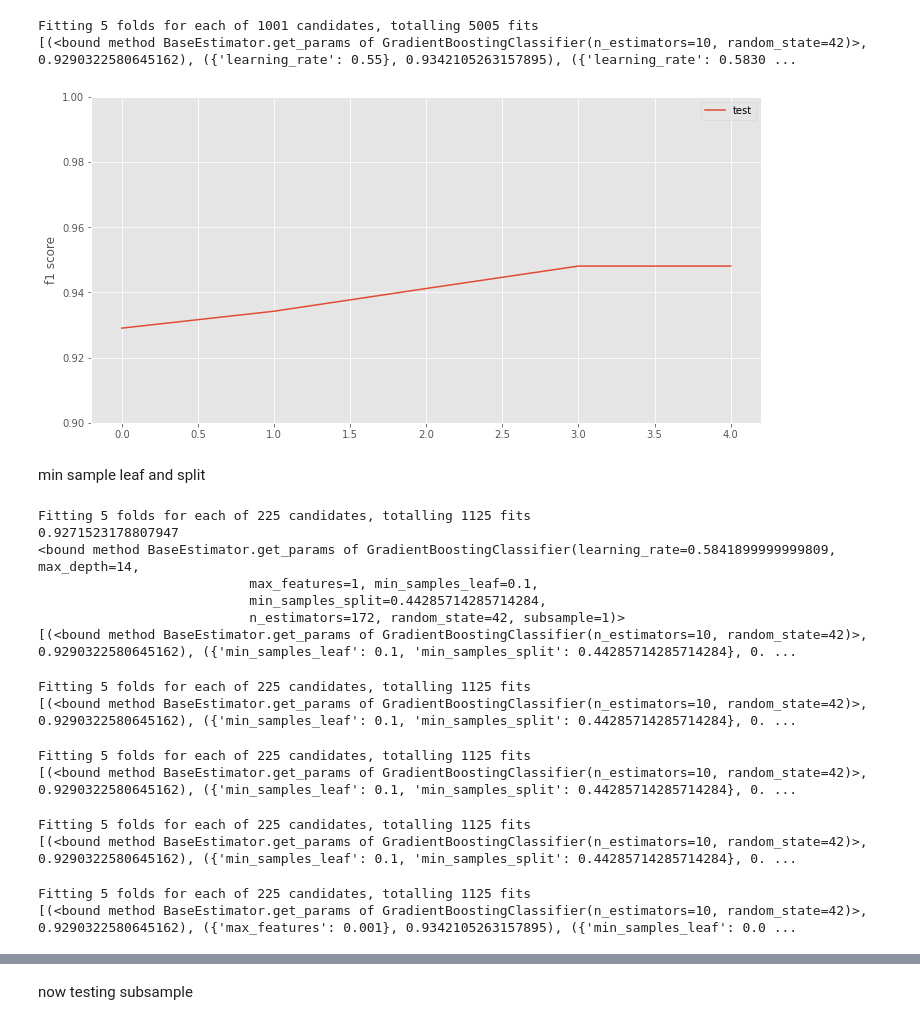
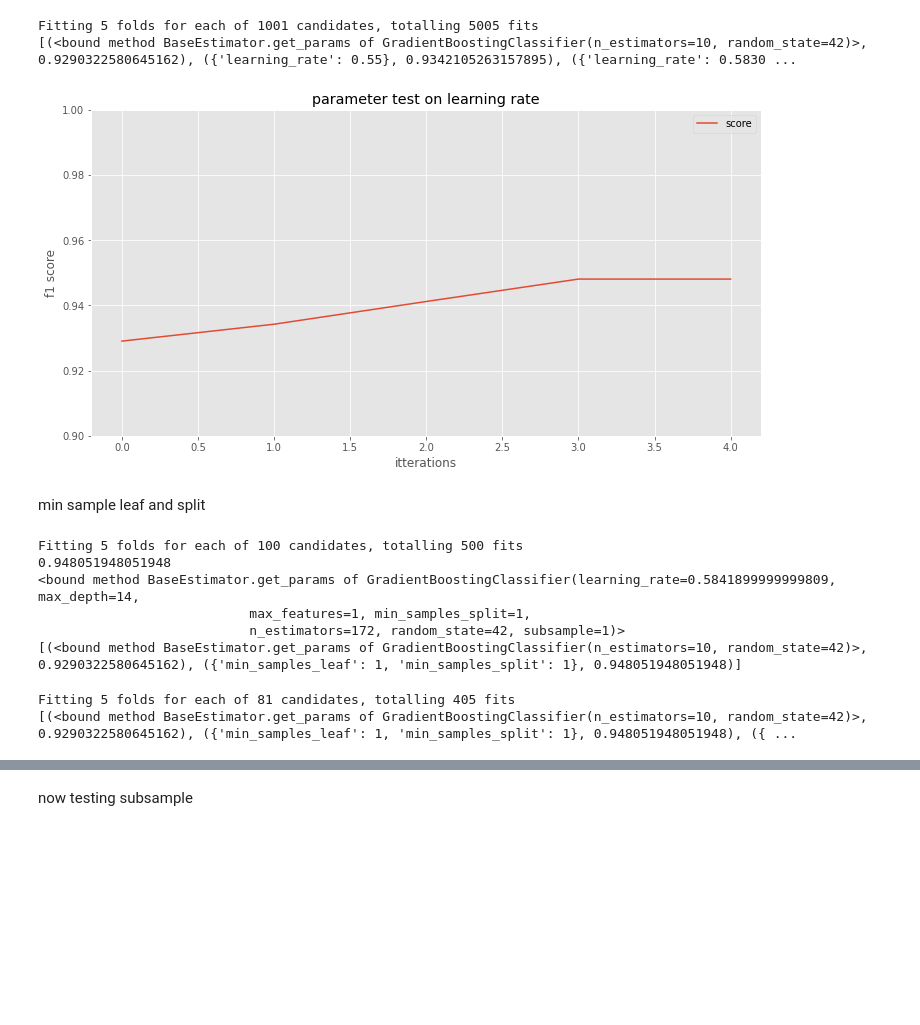
Before and after one commit to DJLeemstar/AICoursework, a Jupyter notebook: GBA.ipynb, the cells around one changed output, grey strips where cells are left out. Saved outputs shown, nothing was run; the diff lists cells and outputs as text; code cells hidden in the pictures; blank space fills up the shorter version.

```diff
--- a/GBA.ipynb
+++ b/GBA.ipynb
@@ -233,20 +234,22 @@ Fitting 5 folds for each of 1001 candidates, totalling 5005 fits
 # %%
 temp_scores = []
 for i in scores_of_models:
     temp_scores.append(i[1])
-plt.plot(np.arange(len(temp_scores)), temp_scores, '-', label = 'test')
+plt.plot(range(len(temp_scores)), temp_scores, '-', label = 'score')
 plt.legend()
+plt.title('parameter test on learning rate')
 plt.ylabel('f1 score')
+plt.xlabel('itterations')
 plt.ylim(ymin = 0.9, ymax = 1)
 plt.show()
 # %% [output]
-[figure, old version]
+[figure, new version]
 # %% [markdown]
 min sample leaf and split
 # %%
 param_grid = {
-    'min_samples_split': np.linspace(0.1,0.9,15),
-    'min_samples_leaf': np.linspace(0.1,0.9,15)
+    'min_samples_split': np.arange(1,100,10),
+    'min_samples_leaf': np.arange(1,100,10)
 
 }
 
@@ -266,17 +269,16 @@ scores_of_models.append((base_model.get_params, evaluate(base_model, x_test,y_te
 scores_of_models.append((GBAgrid_model.best_params_, evaluate(GBAgrid_model, x_test,y_test)))
 print(scores_of_models)
 # %% [output]
-Fitting 5 folds for each of 225 candidates, totalling 1125 fits
-0.9271523178807947
+Fitting 5 folds for each of 100 candidates, totalling 500 fits
+0.948051948051948
 <bound method BaseEstimator.get_params of GradientBoostingClassifier(learning_rate=0.5841899999999809, max_depth=14,
-                           max_features=1, min_samples_leaf=0.1,
-                           min_samples_split=0.44285714285714284,
+                           max_features=1, min_samples_split=1,
                            n_estimators=172, random_state=42, subsample=1)>
-[(<bound method BaseEstimator.get_params of GradientBoostingClassifier(n_estimators=10, random_state=42)>, 0.9290322580645162), ({'min_samples_leaf': 0.1, 'min_samples_split': 0.44285714285714284}, 0. ...
+[(<bound method BaseEstimator.get_params of GradientBoostingClassifier(n_estimators=10, random_state=42)>, 0.9290322580645162), ({'min_samples_leaf': 1, 'min_samples_split': 1}, 0.948051948051948)]
 # %%
 param_grid = {
-    'min_samples_leaf':np.linspace(0.001,0.2,15),
-    'min_samples_split': np.linspace(0.4,1,15)
+    'min_samples_leaf':np.arange(1,10,1),
+    'min_samples_split': np.arange(1,10,1)
 }
 
 GBAgrid_model = model_selection.GridSearchCV(estimator = GradientBoostingClassifier(max_depth= 14,n_estimators= 172,random_state=42, max_features=1, learning_rate=0.5841899999999809, subsample=1), param_grid = param_grid,
@@ -285,50 +287,8 @@ GBAgrid_model.fit(x_train,y_train)
 scores_of_models.append((GBAgrid_model.best_params_, evaluate(GBAgrid_model, x_test,y_test)))
 print(scores_of_models)
 # %% [output]
-Fitting 5 folds for each of 225 candidates, totalling 1125 fits
-[(<bound method BaseEstimator.get_params of GradientBoostingClassifier(n_estimators=10, random_state=42)>, 0.9290322580645162), ({'min_samples_leaf': 0.1, 'min_samples_split': 0.44285714285714284}, 0. ...
+Fitting 5 folds for each of 81 candidates, totalling 405 fits
+[(<bound method BaseEstimator.get_params of GradientBoostingClassifier(n_estimators=10, random_state=42)>, 0.9290322580645162), ({'min_samples_leaf': 1, 'min_samples_split': 1}, 0.948051948051948), ({ ...
-# %%
-param_grid = {
-    'min_samples_leaf': np.linspace(0.001,0.2,15),
-    'min_samples_split': np.linspace(0.3,0.5,15)
-}
-
-GBAgrid_model = model_selection.GridSearchCV(estimator = GradientBoostingClassifier(max_depth= 14,n_estimators= 172,random_state=42, max_features=1, learning_rate=0.5841899999999809, subsample=1), param_grid = param_grid,
-                                 cv = 5, n_jobs = -1, scoring='f1',verbose = 1, return_train_score=True)
-GBAgrid_model.fit(x_train,y_train)
-scores_of_models.append((GBAgrid_model.best_params_, evaluate(GBAgrid_model, x_test,y_test)))
-print(scores_of_models)
-# %% [output]
-Fitting 5 folds for each of 225 candidates, totalling 1125 fits
-[(<bound method BaseEstimator.get_params of GradientBoostingClassifier(n_estimators=10, random_state=42)>, 0.9290322580645162), ({'min_samples_leaf': 0.1, 'min_samples_split': 0.44285714285714284}, 0. ...
-# %%
-param_grid = {
-    'min_samples_leaf': np.linspace(0.01,0.02,15),
-    'min_samples_split': np.linspace(0.4,0.45,15)
-}
-
-GBAgrid_model = model_selection.GridSearchCV(estimator = GradientBoostingClassifier(max_depth= 14,n_estimators= 172,random_state=42, max_features=1, learning_rate=0.5841899999999809, subsample=1), param_grid = param_grid,
-                                 cv = 5, n_jobs = -1, scoring='f1',verbose = 1, return_train_score=True)
-GBAgrid_model.fit(x_train,y_train)
-scores_of_models.append((GBAgrid_model.best_params_, evaluate(GBAgrid_model, x_test,y_test)))
-print(scores_of_models)
-# %% [output]
-Fitting 5 folds for each of 225 candidates, totalling 1125 fits
-[(<bound method BaseEstimator.get_params of GradientBoostingClassifier(n_estimators=10, random_state=42)>, 0.9290322580645162), ({'min_samples_leaf': 0.1, 'min_samples_split': 0.44285714285714284}, 0. ...
-# %%
-param_grid = {
-    'min_samples_leaf': np.linspace(0.01,0.015,15),
-    'min_samples_split': np.linspace(0.4,0.42,15)
-}
-
-GBAgrid_model = model_selection.GridSearchCV(estimator = GradientBoostingClassifier(max_depth= 14,n_estimators= 172,random_state=42, max_features=1, learning_rate=0.5841899999999809, subsample=1), param_grid = param_grid,
-                                 cv = 5, n_jobs = -1, scoring='f1',verbose = 1, return_train_score=True)
-GBAgrid_model.fit(x_train,y_train)
-scores_of_models.append((GBAgrid_model.best_params_, evaluate(GBAgrid_model, x_test,y_test)))
-print(scores_of_models)
-# %% [output]
-Fitting 5 folds for each of 225 candidates, totalling 1125 fits
-[(<bound method BaseEstimator.get_params of GradientBoostingClassifier(n_estimators=10, random_state=42)>, 0.9290322580645162), ({'max_features': 0.001}, 0.9342105263157895), ({'min_samples_leaf': 0.0 ...
 # %%
 temp_scores = []
 for i in scores_of_models:
```
Also changed, not shown: parts of 3 cells of this notebook, 2 other files.
